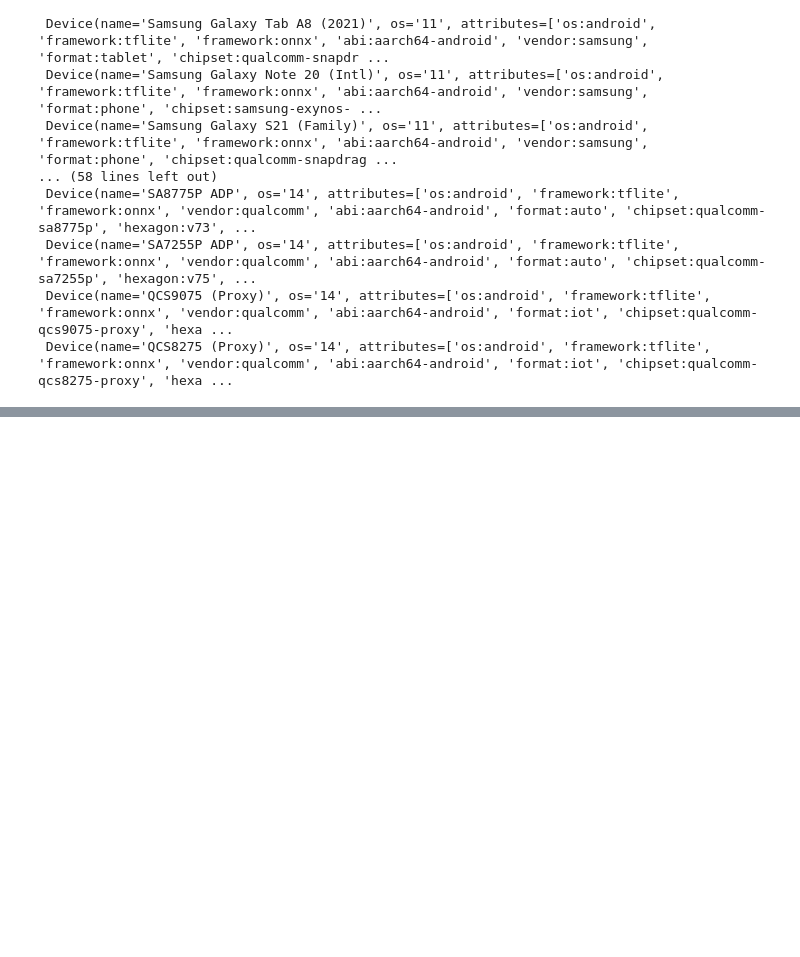
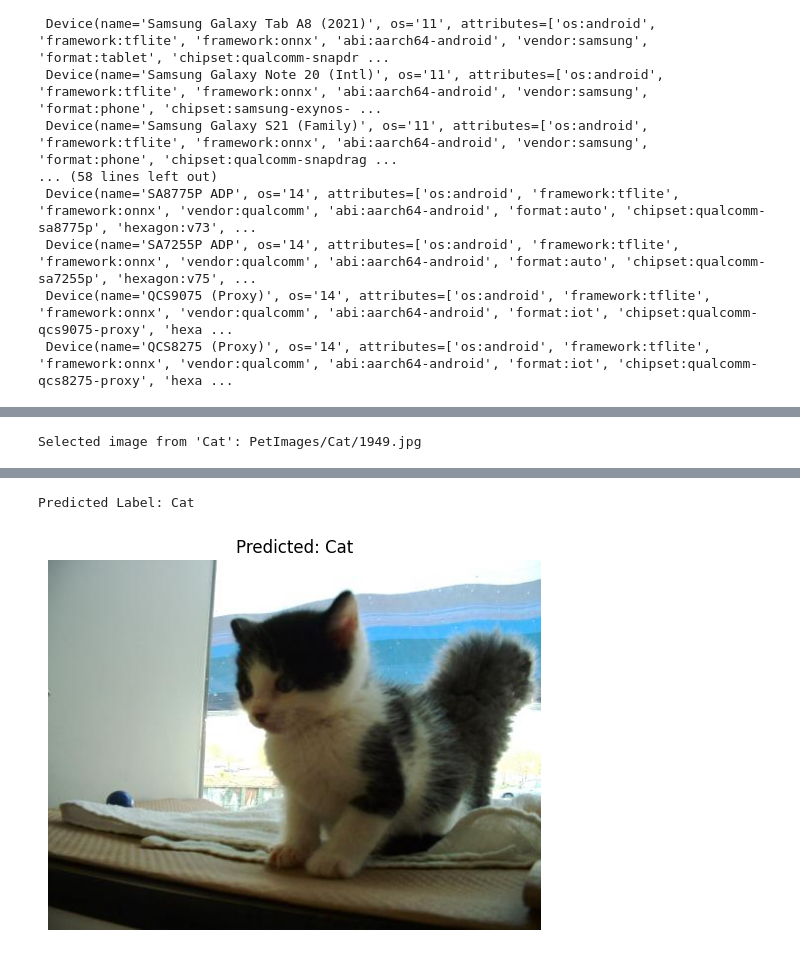
Before and after one commit to AgosVenezia/Campus-StackUp-2025, a Jupyter notebook: qualcomm-AI-hub/Qualcomm.ipynb, the cells around one changed output, grey strips where cells are left out. Cells and saved outputs as stored; diff of their text form; code cells hidden in the pictures; blank space fills up the shorter version.

```diff
--- a/qualcomm-AI-hub/Qualcomm.ipynb
+++ b/qualcomm-AI-hub/Qualcomm.ipynb
@@ -168,0 +459,16 @@ Downloaded model to mobilenet_v3.tflite
+# %%
+hub_device = hub.Device(selected_device)
+
+# Example input shape: (batch_size=1, channels=3, height=224, width=224)
+input_shape_hub = (1, 3, 224, 224)  # ResNet18 expects 224x224 input images
+
+# Submit the compile job
+compile_job_hub = hub.submit_compile_job(
+    uploaded_model,
+    device=hub_device,
+    name="Cats_and_Dogs_Model (1, 3, 224, 224)",
+    input_specs=dict(x=input_shape_hub),
+)
+
+# Get the compiled model
+compiled_device_model = compile_job_hub.get_target_model()
@@ -168,0 +511,62 @@ Downloaded model to mobilenet_v3.tflite
+# %%
+import numpy as np
+from PIL import Image
+
+class_names = ["Cat", "Dog"]
+
+# Randomly choose a class folder
+selected_class = random.choice(class_names)
+class_dir = os.path.join(data_dir, selected_class)
+
+image_files = [
+    os.path.join(class_dir, fname)
+    for fname in os.listdir(class_dir)
+    if fname.lower().endswith('.jpg')
+]
+
+# Randomly select one image file
+img_path = random.choice(image_files)
+print(f"Selected image from '{selected_class}': {img_path}")
+
+selected_image_pil = Image.open(img_path).convert("RGB")
+
+# Define the transformation exactly as used during training
+inference_transform = transforms.Compose([
+    transforms.Resize((224, 224)),
+    transforms.ToTensor(),
+    transforms.Normalize(mean=[0.485, 0.456, 0.406],
+                         std=[0.229, 0.224, 0.225]),
+])
+
+# Apply the transform to the raw image for inference
+model_ready_input_tensor = inference_transform(selected_image_pil).unsqueeze(0)  # Add batch dimension
+
+# Convert to numpy array
+model_ready_input_numpy = model_ready_input_tensor.numpy().astype(np.float32)
+
+# Prepare inputs for inference
+inference_inputs = {"x": [model_ready_input_numpy]}
+
+# Submit inference job
+inference_job_hub = hub.submit_inference_job(
+    model=compiled_device_model,
+    inputs=inference_inputs,
+    device=hub_device,
+)
+
+# Get inference results
+ondevice_inference_output = inference_job_hub.download_output_data()
+output_logits = ondevice_inference_output["output_0"][0]
+
+# Determine the predicted class
+predicted_class_index = np.argmax(output_logits)
+predicted_class = class_names[predicted_class_index]
+
+print(f"Predicted Label: {predicted_class}")
+
+plt.imshow(selected_image_pil)
+plt.title(f'Predicted: {predicted_class}')
+plt.axis('off')
+plt.show()
+# %% [output]
+Selected image from 'Cat': PetImages/Cat/1949.jpg
@@ -168,0 +578,2 @@ Downloaded model to mobilenet_v3.tflite
+Predicted Label: Cat
+[figure, added]
```
Also changed, not shown: parts of 21 cells of this notebook, 1 other file.
